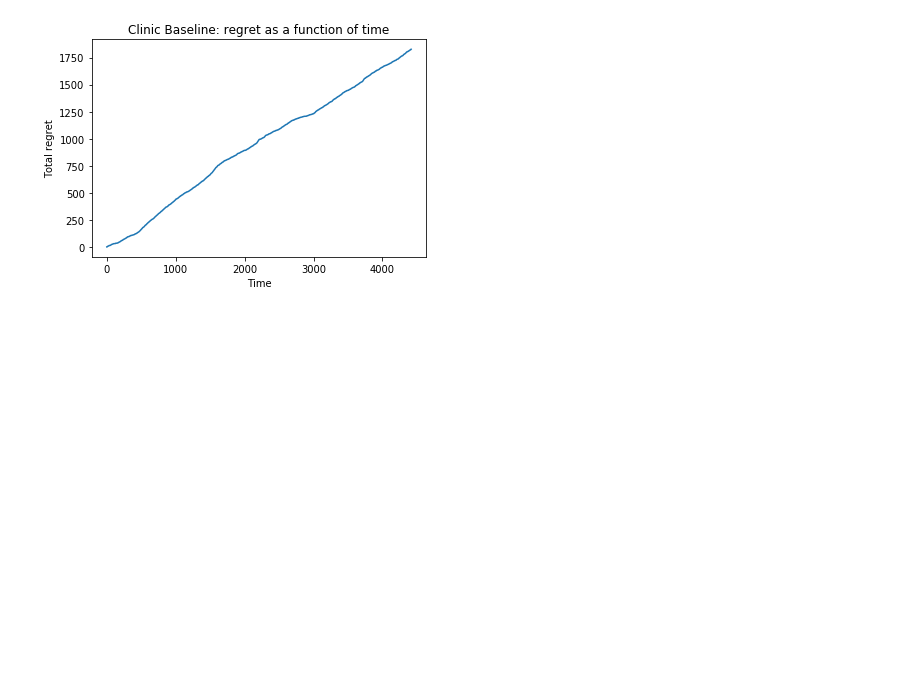
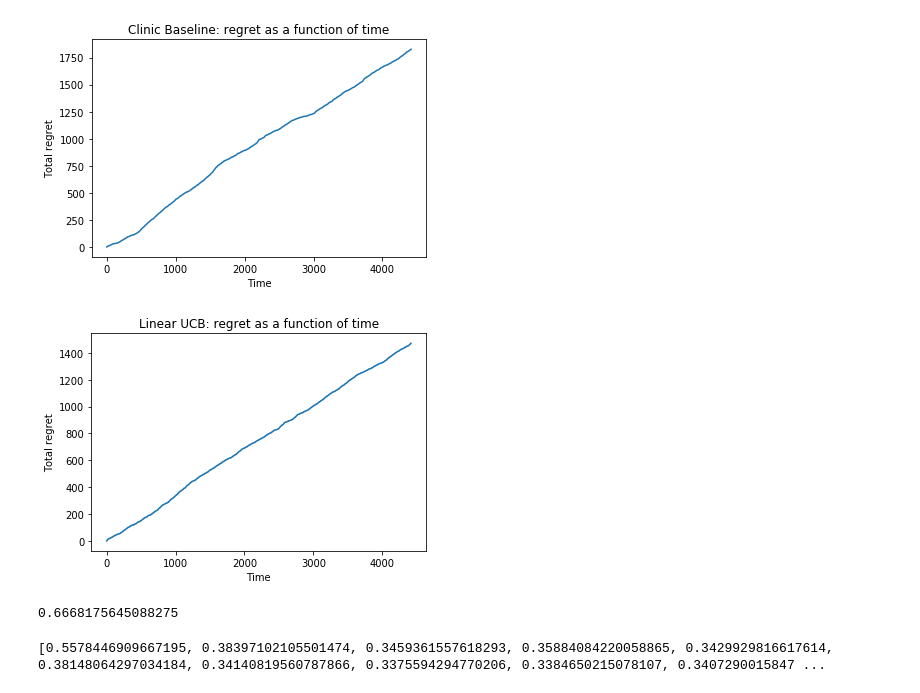
Before and after one commit to mrlsdvd/warfarin-dose-estimation, a Jupyter notebook: notebooks/baseline_comparison.ipynb, the cells around one changed output. Saved outputs shown, nothing was run; the diff lists cells and outputs as text; code cells hidden in the pictures; blank space fills up the shorter version.

Commit message:
linear ucb model

```diff
--- a/notebooks/baseline_comparison.ipynb
+++ b/notebooks/baseline_comparison.ipynb
@@ -83,3 +83,21 @@ plt.show()
 # %% [output]
 Fraction of correct decisions: 0.649083088068825
 [figure]
+# %%
+linear_UCB = linearUCB(num_arms=3, alpha=0.5)
+linear_UCB_features = linear_UCB.get_features(data)
+linear_UCB_regret, linear_UCB_incorrect = linear_UCB.train(linear_UCB_features.values[~np.isnan(linear_UCB_features).any(axis=1)], targets.values[~np.isnan(linear_UCB_features).any(axis=1)])
+plt.plot(range(linear_UCB_regret.shape[0]), linear_UCB_regret)
+plt.title("Linear UCB: regret as a function of time")
+plt.xlabel("Time")
+plt.ylabel("Total regret")
+plt.show()
+
+print(1 - linear_UCB_regret[len(linear_UCB_regret) -1] / len(linear_UCB_regret))
+# %% [output]
+[figure, added]
+0.6668175645088275
+# %%
+print(linear_UCB_incorrect)
+# %% [output]
+[0.5578446909667195, 0.38397102105501474, 0.3459361557618293, 0.35884084220058865, 0.3429929816617614, 0.38148064297034184, 0.34140819560787866, 0.3375594294770206, 0.3384650215078107, 0.3407290015847 ...
```
Also changed, not shown: parts of 1 cell of this notebook, 1 other file.
